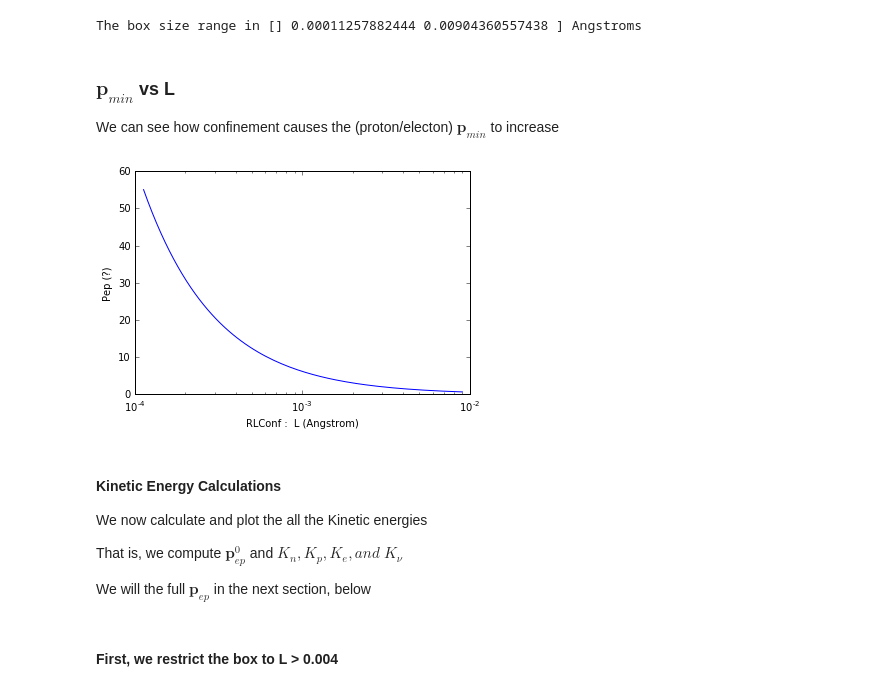
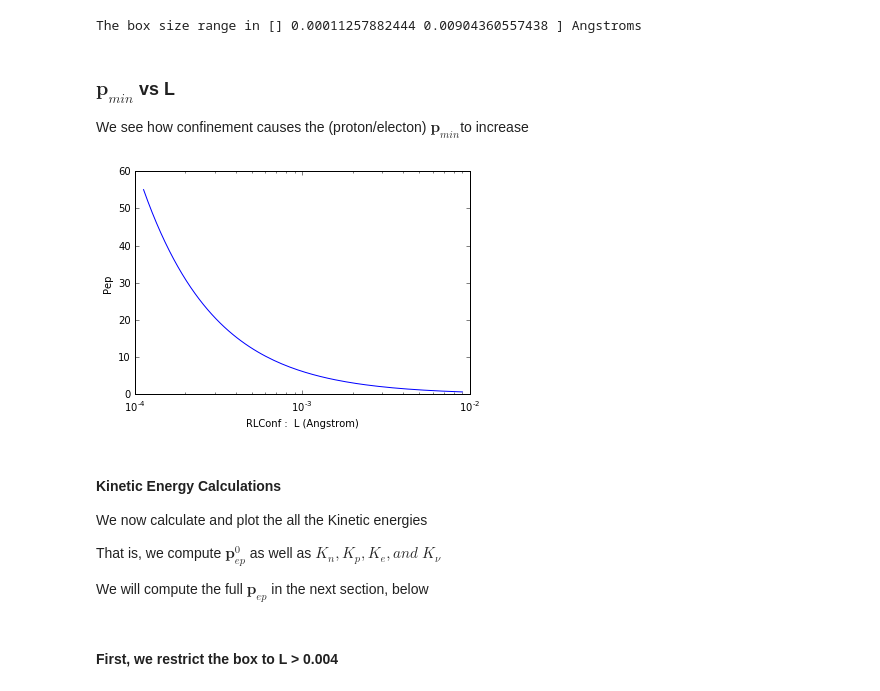
Before and after one commit to charlesmartin14/brillouin, a Jupyter notebook: Paper-Confinement-Induced-Electron-Capture.ipynb, the cells around one changed output. Cells and saved outputs as stored; diff of their text form; code cells hidden in the pictures.

```diff
--- a/Paper-Confinement-Induced-Electron-Capture.ipynb
+++ b/Paper-Confinement-Induced-Electron-Capture.ipynb
@@ -381,25 +385,25 @@ The box size range in [] 0.00011257882444 0.00904360557438 ] Angstroms
 # %% [markdown]
 ### $ \mathbf{p}_{min} $ vs L
 
-We can see how confinement causes the (proton/electon) $ \mathbf{p}_{min} $ to increase
+We  see how confinement causes the (proton/electon) $ \mathbf{p}_{min} $to increase
 # %%
 plt.semilogx(np.array(rlconfs), np.array(peps))
 plt.xlabel("RLConf :  L (Angstrom)")
-plt.ylabel("Pep (?)")
+plt.ylabel("Pep")
 
 from pylab import rcParams
 rcParams['figure.figsize'] = 5,5
 plt.show()
 # %% [output]
-[figure, old version]
+[figure, new version]
 # %% [markdown]
 #### Kinetic Energy Calculations
 
 We now calculate and plot the all the Kinetic energies
 
-That is, we compute $ \mathbf{p}^{0}_{ep} $ and $ K_{n},K_{p},K_{e},and\;K_{\nu} $
+That is, we compute $ \mathbf{p}^{0}_{ep} $ as well as $ K_{n},K_{p},K_{e},and\;K_{\nu} $
 
-We will the full $ \mathbf{p}_{ep} $ in the next section, below
+We will compute the full $ \mathbf{p}_{ep} $ in the next section, below
 # %%
 #  compute the [0] component of the 4 vectors:  p1 , p2 , pe, pk
 # p1 neutron
```
Also changed, not shown: parts of 17 cells of this notebook.
